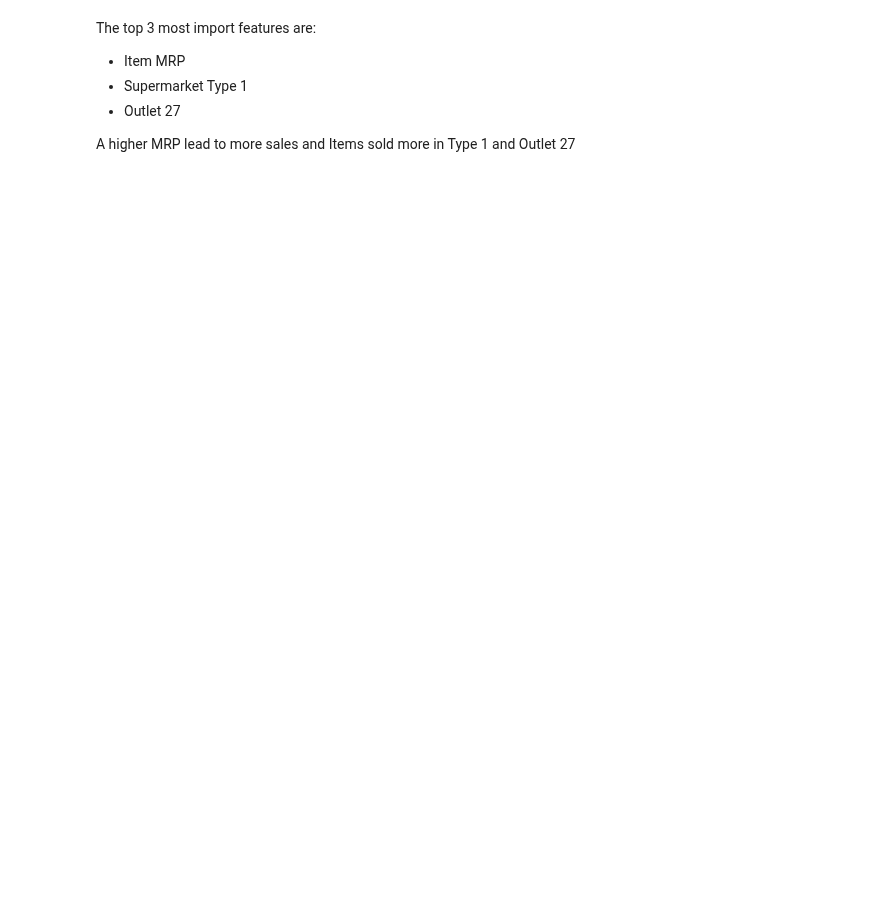
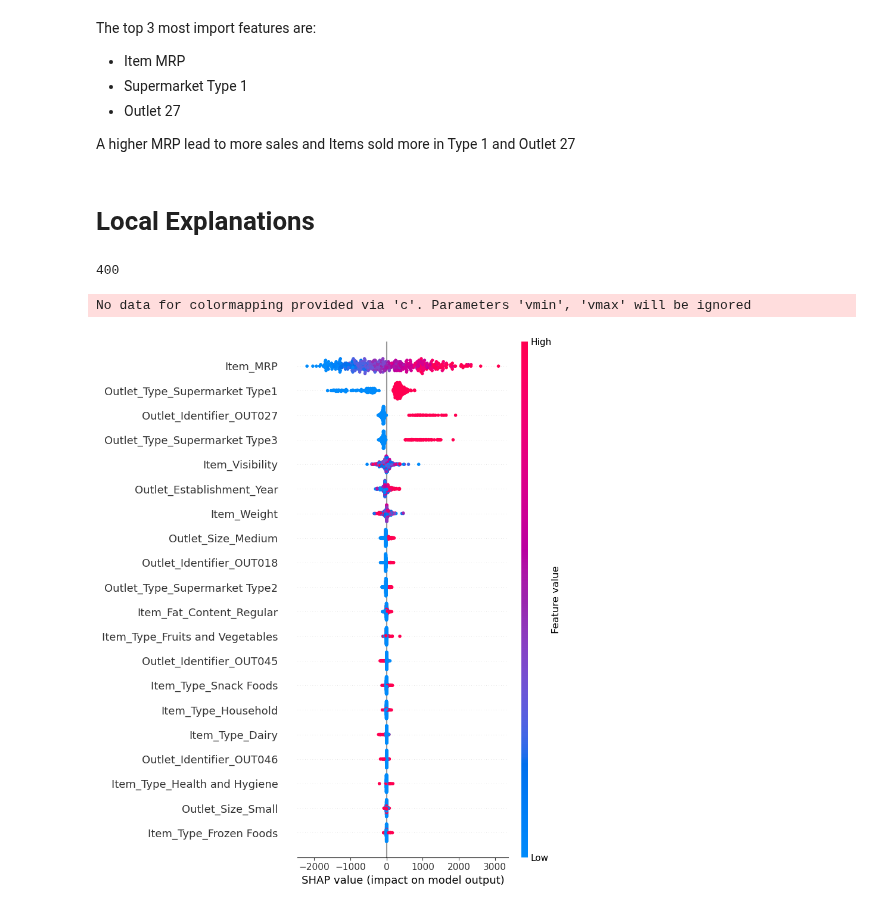
Before and after one commit to mikemenj/Assignments, a Jupyter notebook: DataViz/Week1/Project1/Explaining-Models-with-Shap.ipynb, the cells around one changed output. Cells and saved outputs as stored; diff of their text form; code cells hidden in the pictures; blank space fills up the shorter version.

```diff
--- a/DataViz/Week1/Project1/Explaining-Models-with-Shap.ipynb
+++ b/DataViz/Week1/Project1/Explaining-Models-with-Shap.ipynb
@@ -130,3 +131,21 @@ The top 3 most import features are:
 
 
 A higher MRP lead to more sales and Items sold more in Type 1 and Outlet 27
+# %% [markdown]
+# Local Explanations
+# %%
+len(X_shap)
+# %% [output]
+400
+# %%
+X_shap_local = X_shap.reset_index(drop=True)
+y_shap_local = y_shap.reset_index(drop=True)
+# %%
+## Getting the shap values wth the local X_shap
+shap_values = explainer(X_shap_local,y_shap_local)
+#shap_vals_1 = shap_values[:,:,1]
+# %%
+shap.summary_plot(shap_values,X_shap_local)
+# %% [output]
+No data for colormapping provided via 'c'. Parameters 'vmin', 'vmax' will be ignored
+[figure, added]
```
Also changed, not shown: parts of 14 cells of this notebook, 1 other file.
